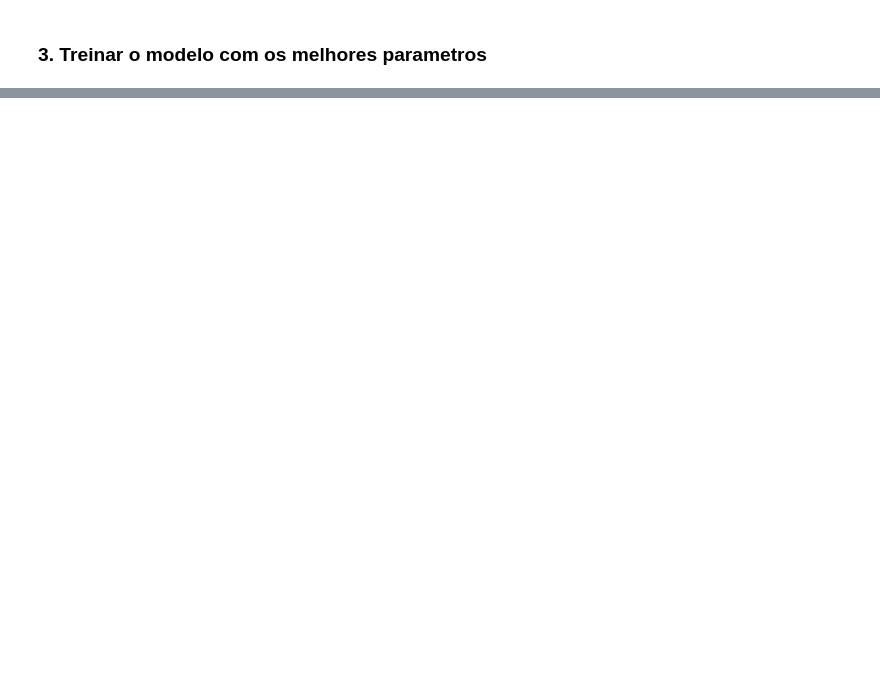
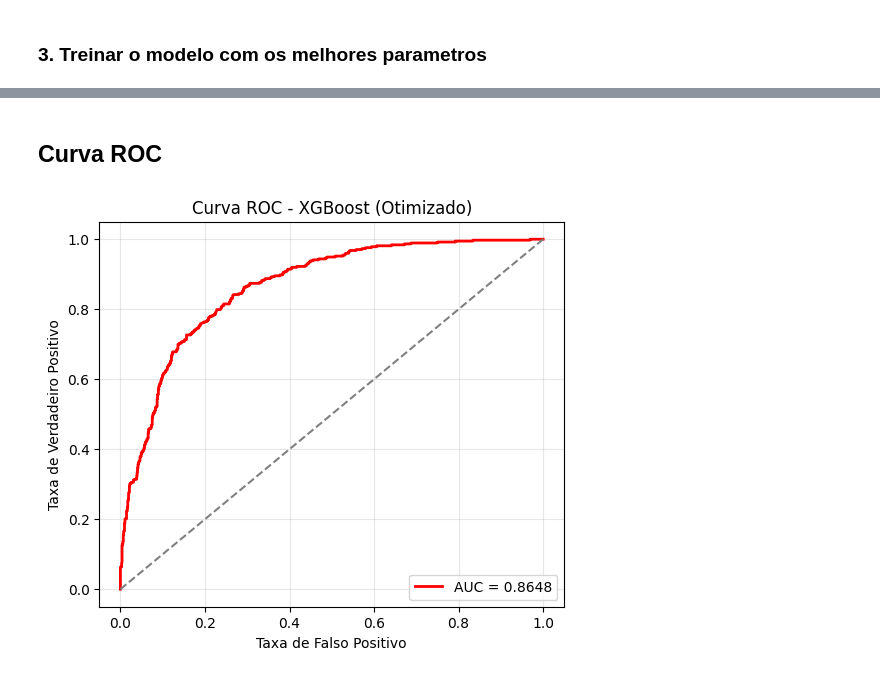
Before and after one commit to alekspettherson/Facens-Pos, a Jupyter notebook: Fundamentos Machine Learning/Aula3_ensemble_aula.ipynb, the cells around one changed output, grey strips where cells are left out. Drawn from its saved outputs; the diff is of its cells as text; code cells hidden in the pictures; blank space fills up the shorter version.

```diff
--- a/Fundamentos Machine Learning/Aula3_ensemble_aula.ipynb
+++ b/Fundamentos Machine Learning/Aula3_ensemble_aula.ipynb
@@ -511,0 +540,16 @@ F1 (tuned): 0.62882096069869
+# %% [markdown]
+## Curva ROC
+# %%
+fpr_xgb, tpr_xgb, _ = roc_curve(y_test, y_proba_final)
+roc_auc_xgb = auc(fpr_xgb, tpr_xgb)
+plt.figure(figsize=(6,5))
+plt.plot(fpr_xgb, tpr_xgb, label=f"AUC = {roc_auc_xgb:.4f}", color='red', linewidth=2)
+plt.plot([0,1], [0,1], linestyle="--", color='gray')
+plt.xlabel("Taxa de Falso Positivo")
+plt.ylabel("Taxa de Verdadeiro Positivo")
+plt.title("Curva ROC - XGBoost (Otimizado)")
+plt.legend(loc='lower right')
+plt.grid(alpha=0.3)
+plt.show()
+# %% [output]
+[figure, added]
```
Also changed, not shown: parts of 10 cells of this notebook, 1 other file.
